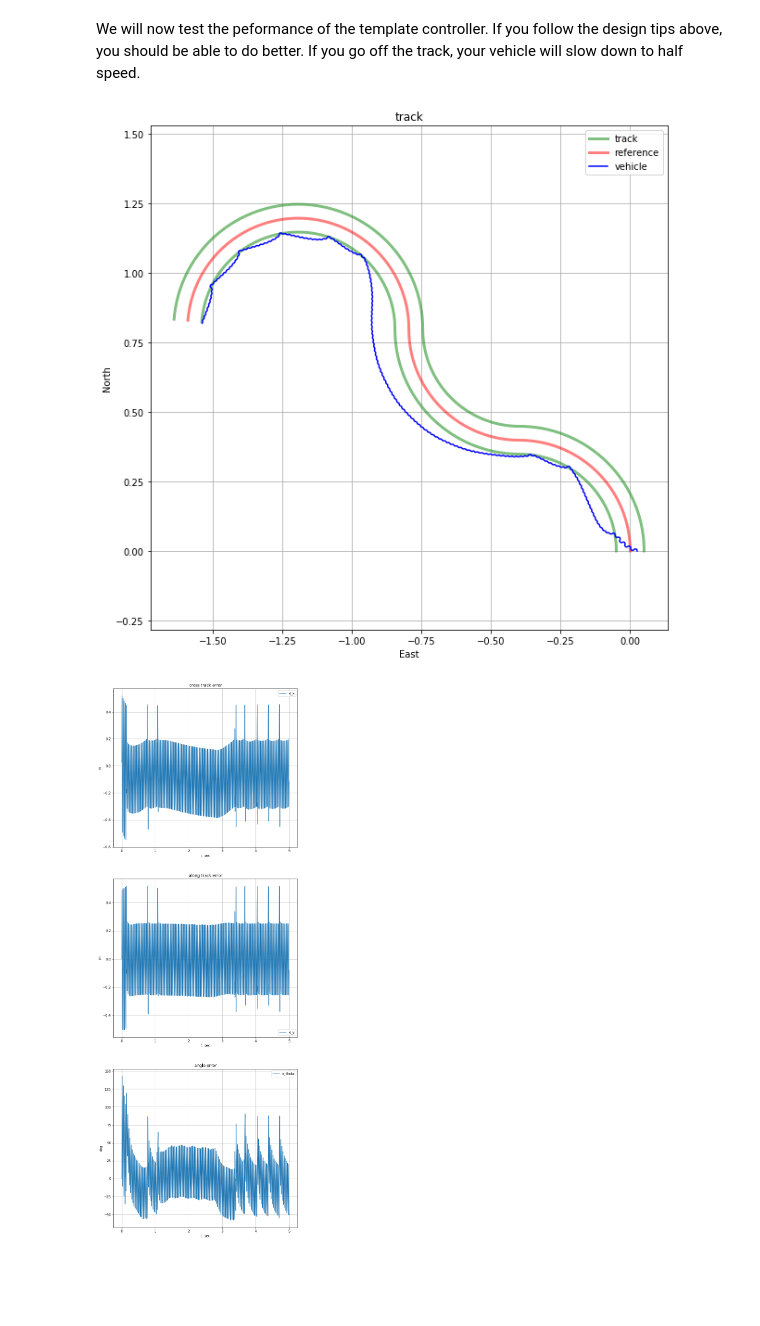
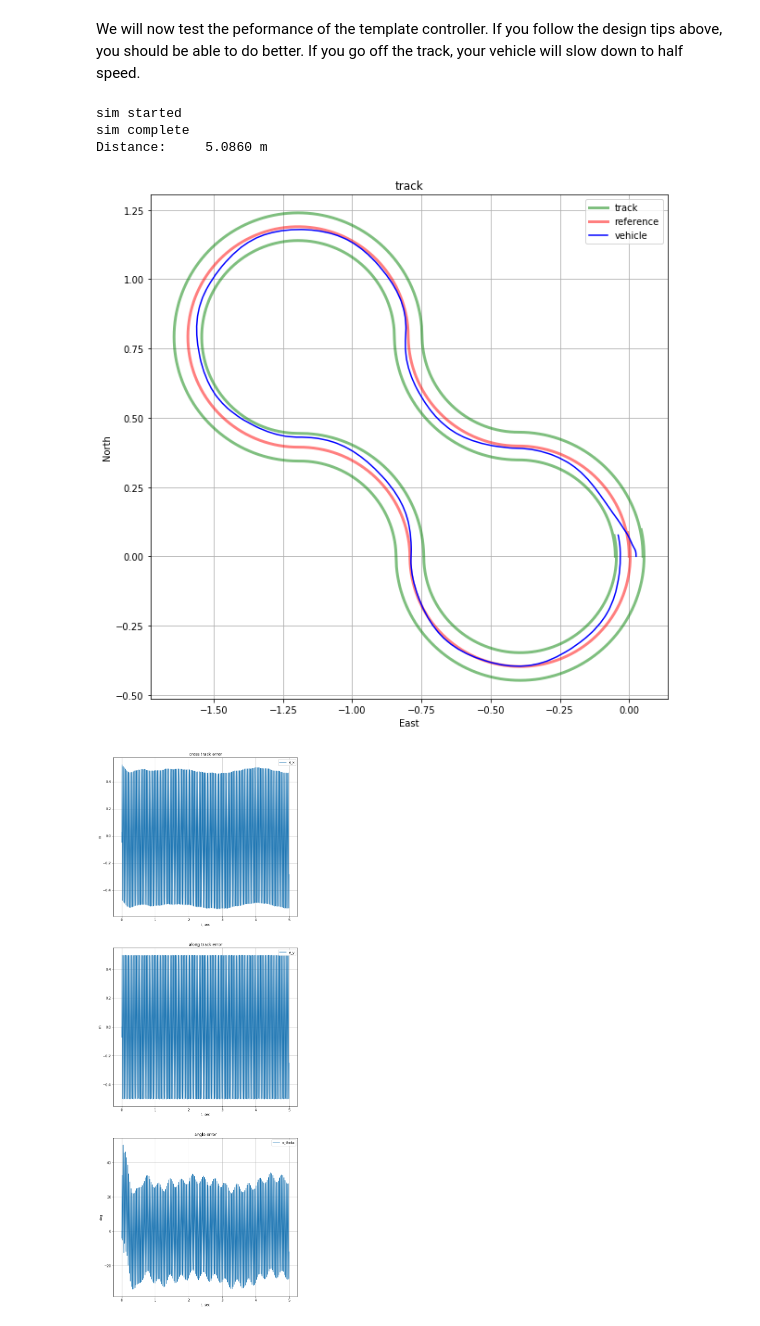
Before and after one commit to jgoppert/aae364_notebook, a Jupyter notebook: GrandPrix.ipynb, the cells around one changed output. Saved outputs shown, nothing was run; the diff lists cells and outputs as text; code cells hidden in the pictures; blank space fills up the shorter version.

Commit message:
Update grandprix.

```diff
--- a/GrandPrix.ipynb
+++ b/GrandPrix.ipynb
@@ -152,10 +152,10 @@ class Controller:
     self.desired_speed = 1
 
   def update(self, error, u_ref):
-    """
+    """omega_ref
     current state:
     @param error: [etheta, ex, ey]
-    @param u_ref: [omega_ref, x_ref, velocity_ref]
+    @param u_ref: [, x_ref, velocity_ref]
 
     ouput
     @param throttle: the throttle to the motor, commands velocity m/s
@@ -184,26 +184,31 @@ We will now test the peformance of the template controller. If you follow the de
 %autoreload 2
 # %%
 import sys
+import numpy as np
 import matplotlib.pyplot as plt
 sys.path.insert(0, '../prob/grandprix')
 from grandprix import Sim, DiscreteStateSpace
-from grandprix_template import Controller
-#from grandprix_example import Controller
+#from grandprix_template import Controller
+from grandprix_example import Controller
 
+np.random.seed(2234)
 sim = Sim(Controller)
 
 # you can modify various properties of the simulation here,
 # When grading, I will test with the default settings.
 #sim.tf = 5
-#sim.verbose = True
+sim.verbose = True
 
 # uncommment this to try going straight with no disturbance first
-# sim.enable_disturbance = 0
-# sim.enable_noise = 0
+#sim.enable_disturbance = 0
+#sim.enable_noise = 0
 # sim.track = [0]
 
 sim.run()
 sim.plot()
 # %% [output]
+sim started
+sim complete
+Distance:     5.0860 m
-[figure, old version]
+[figure, new version]
-[figure, old version]
+[figure, new version]
```
Also changed, not shown: parts of 2 cells of this notebook, 3 other files.
